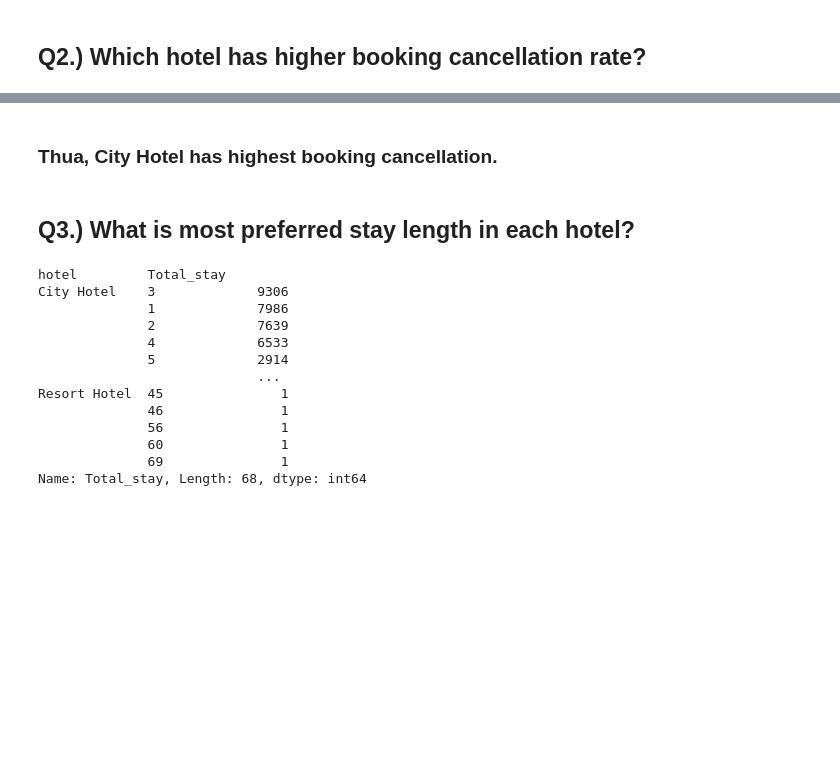
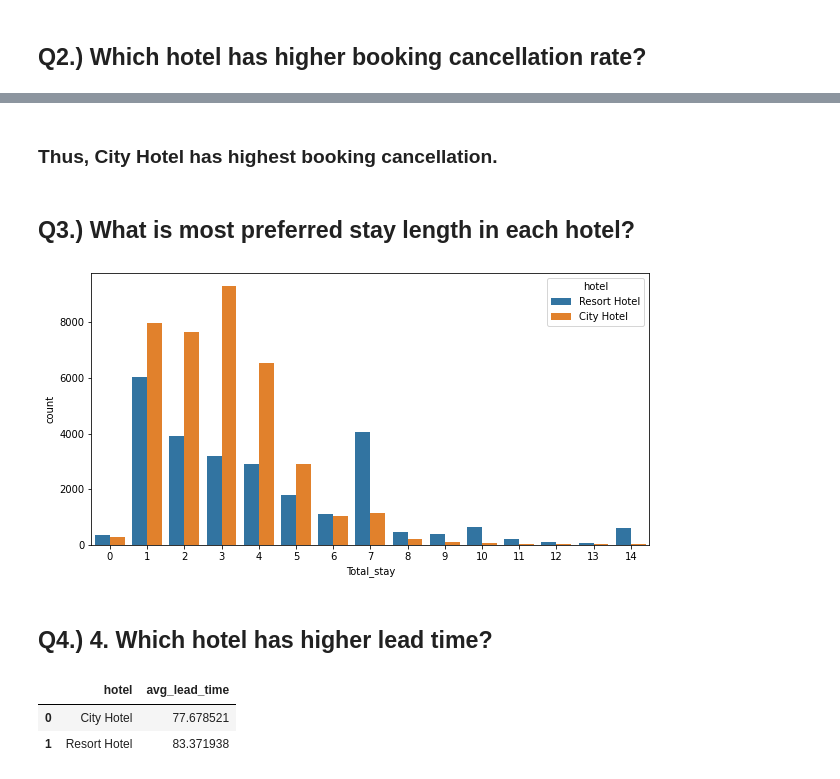
Before and after one commit to dileep-rawat/Capstone-Project-1-Hotel-Booking-Analysis, a Jupyter notebook: Hotel_Booking_Analysis_Capstone_Project.ipynb, the cells around one changed output, grey strips where cells are left out. Saved outputs shown, nothing was run; the diff lists cells and outputs as text; code cells hidden in the pictures; blank space fills up the shorter version.

```diff
--- a/Hotel_Booking_Analysis_Capstone_Project.ipynb
+++ b/Hotel_Booking_Analysis_Capstone_Project.ipynb
@@ -230,23 +228,25 @@ Text(0.5, 1.0, 'Percentage of booking cancellation')
 # %% [markdown]
-### Thua, City Hotel has highest booking cancellation.
+### Thus, City Hotel has highest booking cancellation.
 # %% [markdown]
 ## Q3.) What is most preferred stay length in each hotel?
-# %%
-not_canceled_df = hotel_df[hotel_df['is_canceled']==0]
-
-not_canceled_df= not_canceled_df.groupby('hotel')['Total_stay'].value_counts()
-not_canceled_df
-# %% [output]
-hotel         Total_stay
-City Hotel    3             9306
-              1             7986
-              2             7639
-              4             6533
-              5             2914
-                            ...
-Resort Hotel  45               1
-              46               1
-              56               1
-              60               1
-              69               1
-Name: Total_stay, Length: 68, dtype: int64
+# %%
+
+stay_df = hotel_df[hotel_df['is_canceled']==0]
+stay_df =stay_df[stay_df['Total_stay'] < 15]
+stay_df =stay_df.rename(columns={'is_canceled':'Number_of_stay'})
+# %%
+# set plot size and plot barchart
+plt.figure(figsize = (10,5))
+sns.countplot(x = stay_df['Total_stay'], hue = stay_df['hotel'])
+plt.show()
+# %% [output]
+[figure, added]
+# %% [markdown]
+## Q4.) 4.	Which hotel has higher lead time?
+# %%
+higher_lead = hotel_df.groupby('hotel')['lead_time'].mean().reset_index().rename(columns={'lead_time':'avg_lead_time'})
+higher_lead
+# %% [output]
+|  | hotel | avg_lead_time |
+| 0 | City Hotel | 77.678521 |
+| 1 | Resort Hotel | 83.371938 |
```
Also changed, not shown: parts of 18 cells of this notebook.
